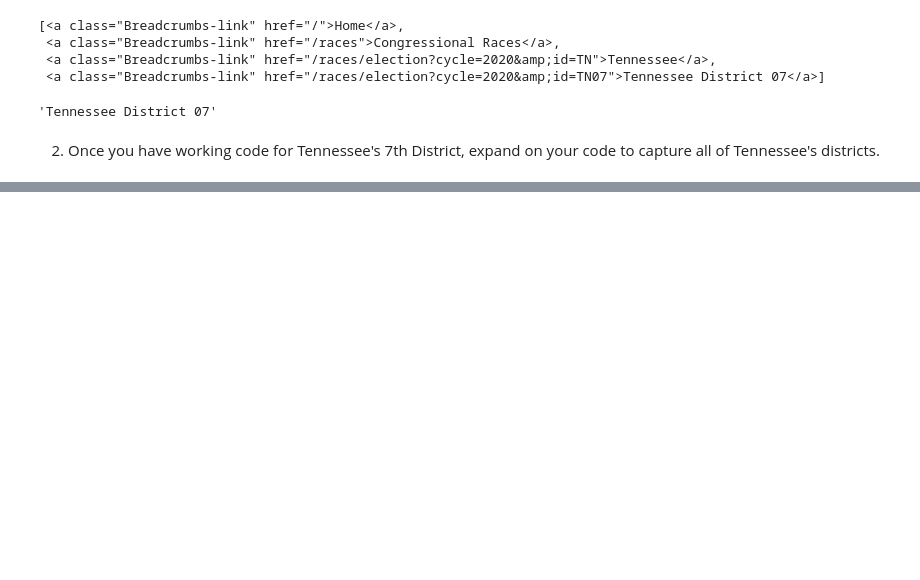
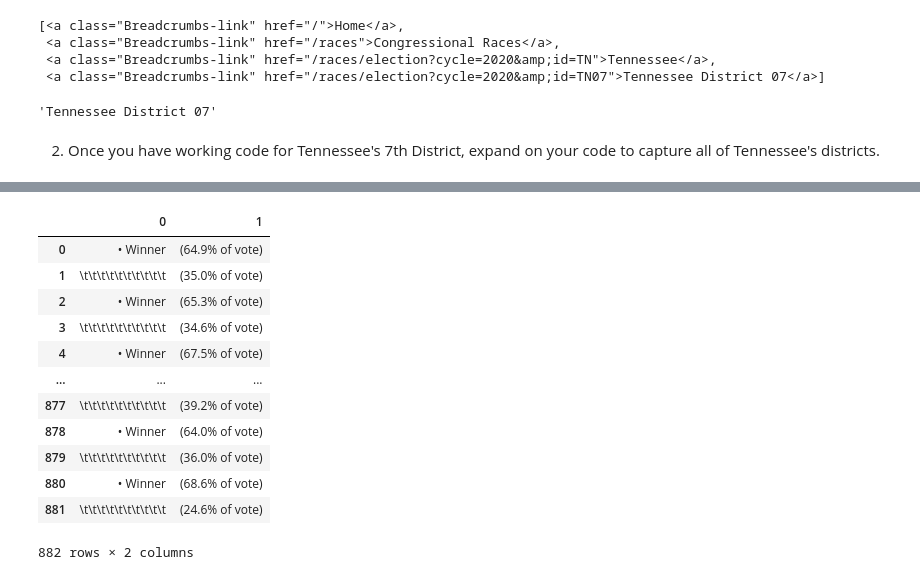
Before and after one commit to KagonDeans/webscraping-open-secrets, a Jupyter notebook: notebooks/KD_Branch_Project.ipynb, the cells around one changed output, grey strips where cells are left out. Drawn from its saved outputs; the diff is of its cells as text; code cells hidden in the pictures; blank space fills up the shorter version.

```diff
--- a/notebooks/KD_Branch_Project.ipynb
+++ b/notebooks/KD_Branch_Project.ipynb
@@ -246,0 +335,12 @@ TN_df
+# %%
+# find candidate name, district/state, and percentage of votes received & save to list
+
+nametags = []
+
+for soups in percentsoup:
+    nametag = soups.findAll('strong')
+
+    for name in nametag:
+        nametags.append(name.text.strip())
+# %%
+Vote_Percentage = pd.DataFrame(nametags, columns=['Candidate'])
@@ -246,0 +363,20 @@ TN_df
+# %%
+Vote_Percentage[['Candidate', 'VotePercentage']] = Vote_Percentage.Candidate.str.split('\n', n= 1, expand=True)
+# %%
+Vote_Percentage2 = Vote_Percentage.VotePercentage.str.split('\n', n= 1, expand=True)
+# %%
+Vote_Percentage2
+# %% [output]
+|  | 0 | 1 |
+| 0 | • Winner | (64.9% of vote) |
+| 1 | \t\t\t\t\t\t\t\t\t\t | (35.0% of vote) |
+| 2 | • Winner | (65.3% of vote) |
+| 3 | \t\t\t\t\t\t\t\t\t\t | (34.6% of vote) |
+| 4 | • Winner | (67.5% of vote) |
+| ... | ... | ... |
+| 877 | \t\t\t\t\t\t\t\t\t\t | (39.2% of vote) |
+| 878 | • Winner | (64.0% of vote) |
+| 879 | \t\t\t\t\t\t\t\t\t\t | (36.0% of vote) |
+| 880 | • Winner | (68.6% of vote) |
+| 881 | \t\t\t\t\t\t\t\t\t\t | (24.6% of vote) |
+882 rows × 2 columns
```
Also changed, not shown: parts of 52 cells of this notebook.
